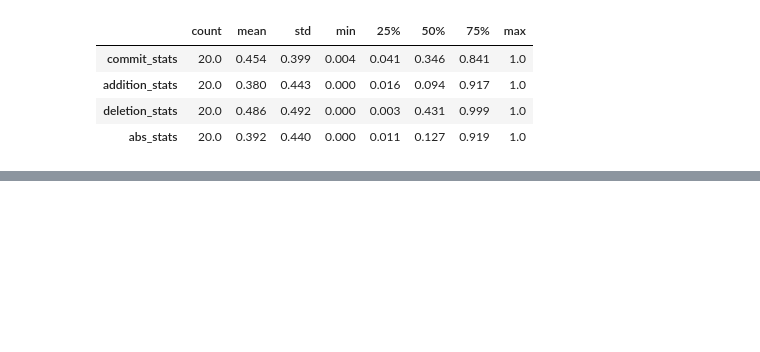
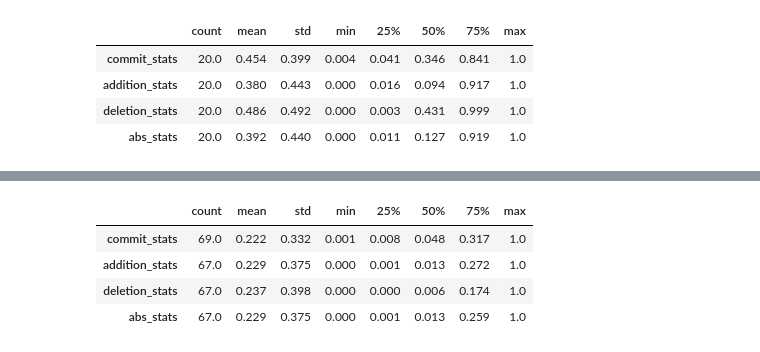
Before and after one commit to evamaxfield/rs-graph, a Jupyter notebook: publications/cc-na-analysis.ipynb, the cells around one changed output, grey strips where cells are left out. Saved outputs shown, nothing was run; the diff lists cells and outputs as text; code cells hidden in the pictures; blank space fills up the shorter version.

```diff
--- a/publications/cc-na-analysis.ipynb
+++ b/publications/cc-na-analysis.ipynb
@@ -221,0 +259,8 @@ _get_stats_for_author_cls(combined_set, "unclear", ignore_repo_owners=True)
+# %%
+_get_stats_for_author_cls(combined_set, ["unclear", "no"], repo_owner_filter="none")
+# %% [output]
+|  | count | mean | std | min | 25% | 50% | 75% | max |
+| commit_stats | 69.0 | 0.222 | 0.332 | 0.001 | 0.008 | 0.048 | 0.317 | 1.0 |
+| addition_stats | 67.0 | 0.229 | 0.375 | 0.000 | 0.001 | 0.013 | 0.272 | 1.0 |
+| deletion_stats | 67.0 | 0.237 | 0.398 | 0.000 | 0.000 | 0.006 | 0.174 | 1.0 |
+| abs_stats | 67.0 | 0.229 | 0.375 | 0.000 | 0.001 | 0.013 | 0.259 | 1.0 |
```
Also changed, not shown: parts of 6 cells of this notebook, 4 other files.
